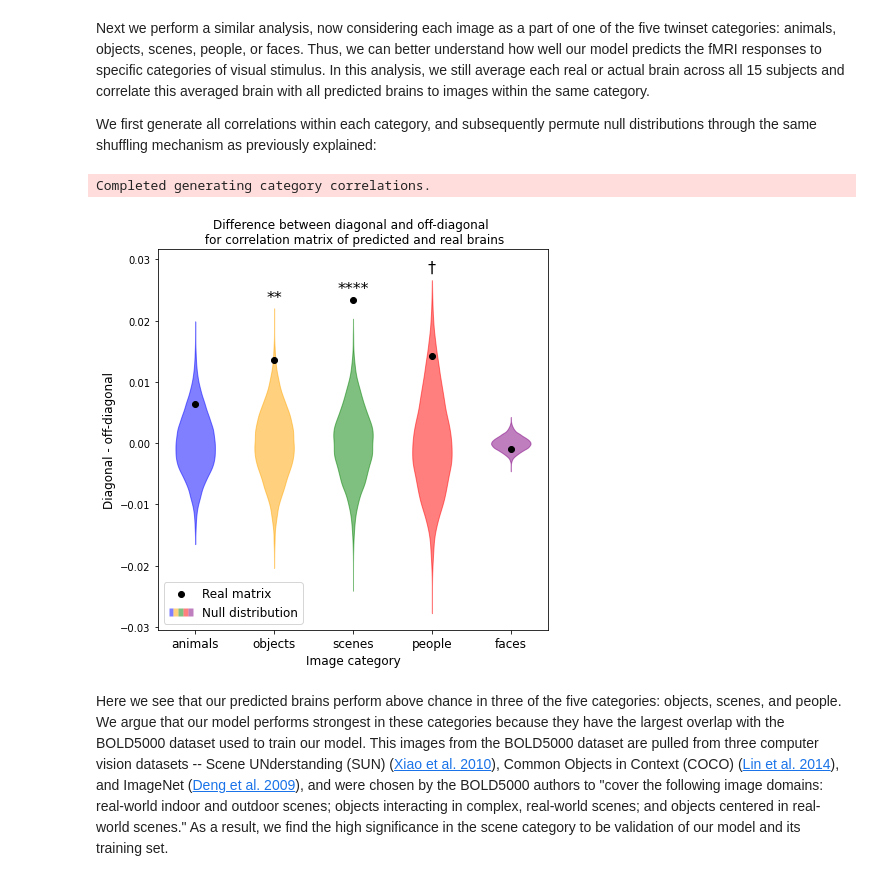
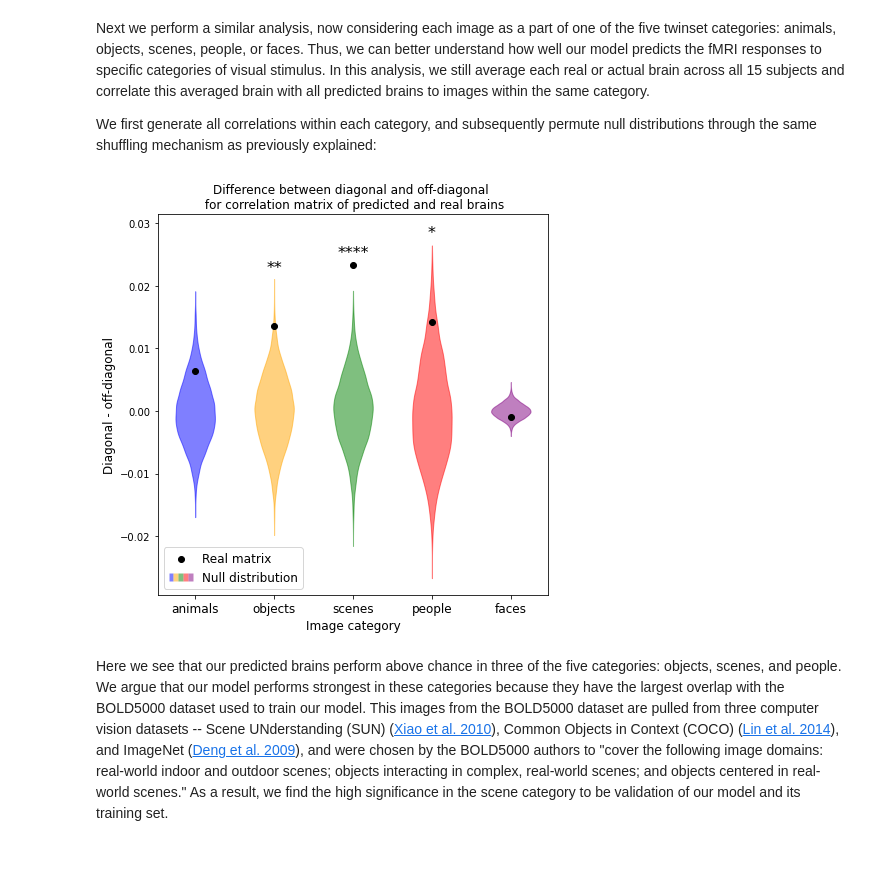
Before and after one commit to dpmlab/img2fmri, a Jupyter notebook: aperture_notebook.ipynb, the cells around one changed output. Cells and saved outputs as stored; diff of their text form; code cells hidden in the pictures.

Commit message:
new runthrough, updated plots

```diff
--- a/aperture_notebook.ipynb
+++ b/aperture_notebook.ipynb
@@ -113,10 +113,9 @@ Next we perform a similar analysis, now considering each image as a part of one
 
 We first generate all correlations within each category, and subsequently permute null distributions through the same shuffling mechanism as previously explained:
 # %%
-analysis.twinset_category_permutations(fmri_dir=output_dir, n_shuffle=10000, print_vals=False, force_resample=True)
+analysis.twinset_category_permutations(fmri_dir=output_dir, n_shuffle=10000, print_vals=False, force_resample=False)
 # %% [output]
-Completed generating category correlations.
-[figure, old version]
+[figure, new version]
 # %% [markdown]
 Here we see that our predicted brains perform above chance in three of the five categories: objects, scenes, and people. We argue that our model performs strongest in these categories because they have the largest overlap with the BOLD5000 dataset used to train our model. This images from the BOLD5000 dataset are pulled from three computer vision datasets -- Scene UNderstanding (SUN) ([Xiao et al. 2010](https://doi.org/10.1109/CVPR.2010.5539970)), Common Objects in Context (COCO) ([Lin et al. 2014](https://doi.org/10.48550/arXiv.1405.0312)), and ImageNet ([Deng et al. 2009](https://doi.org/10.1109/CVPR.2009.5206848)), and were chosen by the BOLD5000 authors to "cover the following image domains: real-world indoor and outdoor scenes; objects interacting in complex, real-world scenes; and objects centered in real-world scenes." As a result, we find the high significance in the scene category to be validation of our model and its training set.
 
```
Also changed, not shown: parts of 8 cells of this notebook, 1 other file.
